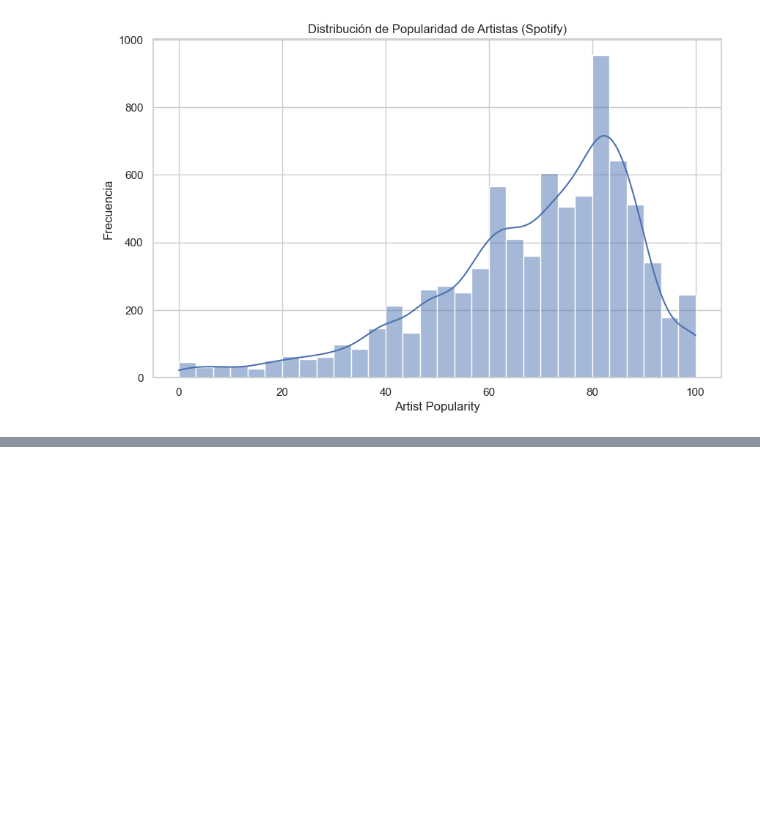
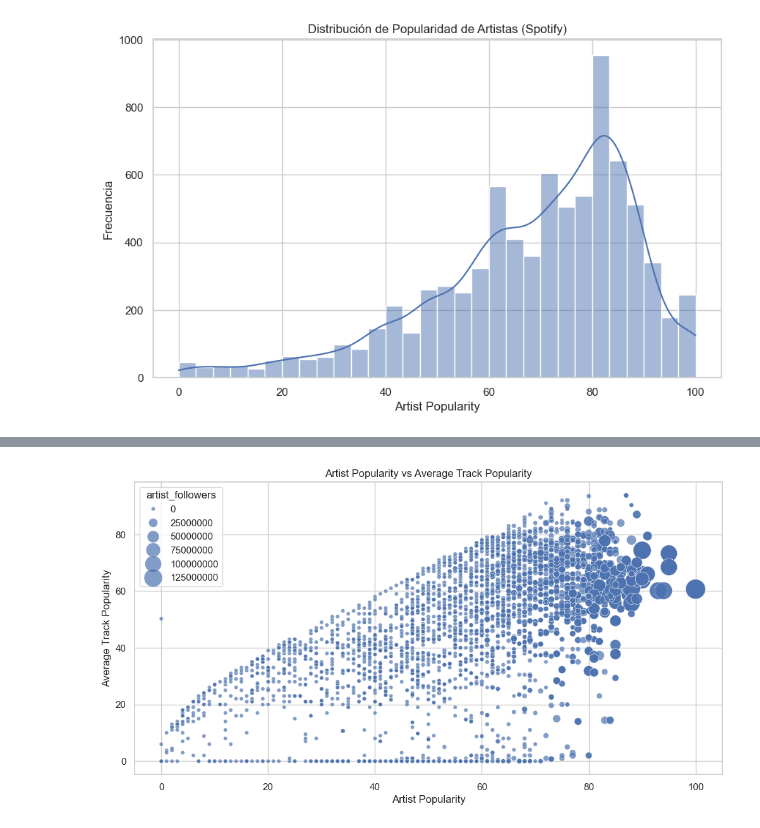
Before and after one commit to othats/SpotifyAnalytics2025, a Jupyter notebook: spotify.ipynb, the cells around one changed output, grey strips where cells are left out. Saved outputs shown, nothing was run; the diff lists cells and outputs as text; code cells hidden in the pictures; blank space fills up the shorter version.

```diff
--- a/spotify.ipynb
+++ b/spotify.ipynb
@@ -305,3 +305,18 @@ Top 10 Artists (Spotify):
 | 8686 | Ariana Grande | 90.0 | 107374593.0 |
 | 1705 | Billie Eilish | 90.0 | 118692183.0 |
 | 9233 | Kanye West | 89.0 | 31038851.0 |
+# %%
+# Scatter: Artist Popularity vs Average Track Popularity
+artist_avg_track_pop = df_spotify.groupby('artist_name')['track_popularity'].mean().reset_index().rename(columns={'track_popularity':'avg_track_popularity'})
+artist_info = df_spotify[['artist_name','artist_popularity','artist_followers']].drop_duplicates()
+artist_pop = artist_avg_track_pop.merge(artist_info, on='artist_name', how='left')
+
+plt.figure(figsize=(12,6))
+sns.scatterplot(data=artist_pop, x='artist_popularity', y='avg_track_popularity', size='artist_followers', alpha=0.7, sizes=(20,500))
+plt.title('Artist Popularity vs Average Track Popularity')
+plt.xlabel('Artist Popularity')
+plt.ylabel('Average Track Popularity')
+plt.grid(True)
+plt.show()
+# %% [output]
+[figure, added]
```
Also changed, not shown: parts of 16 cells of this notebook.
